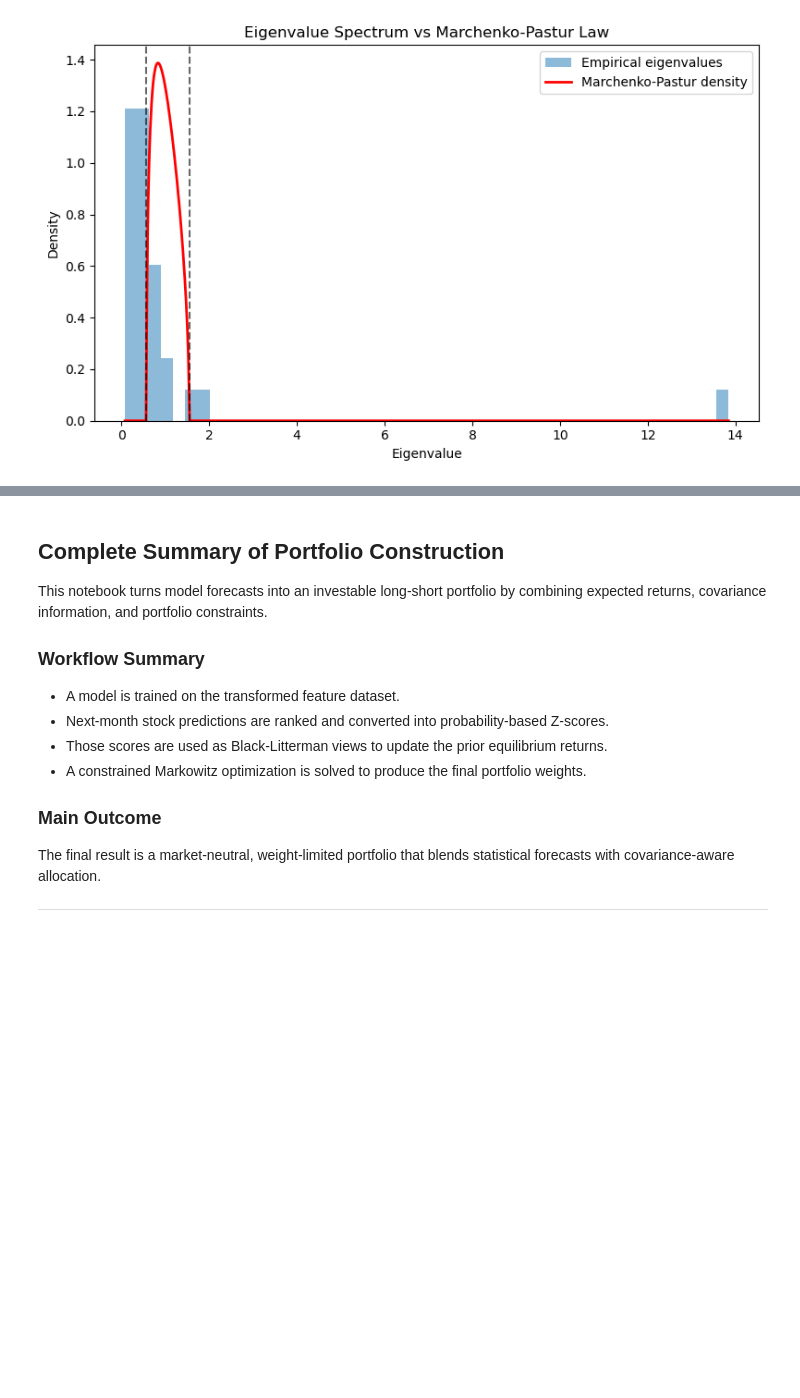
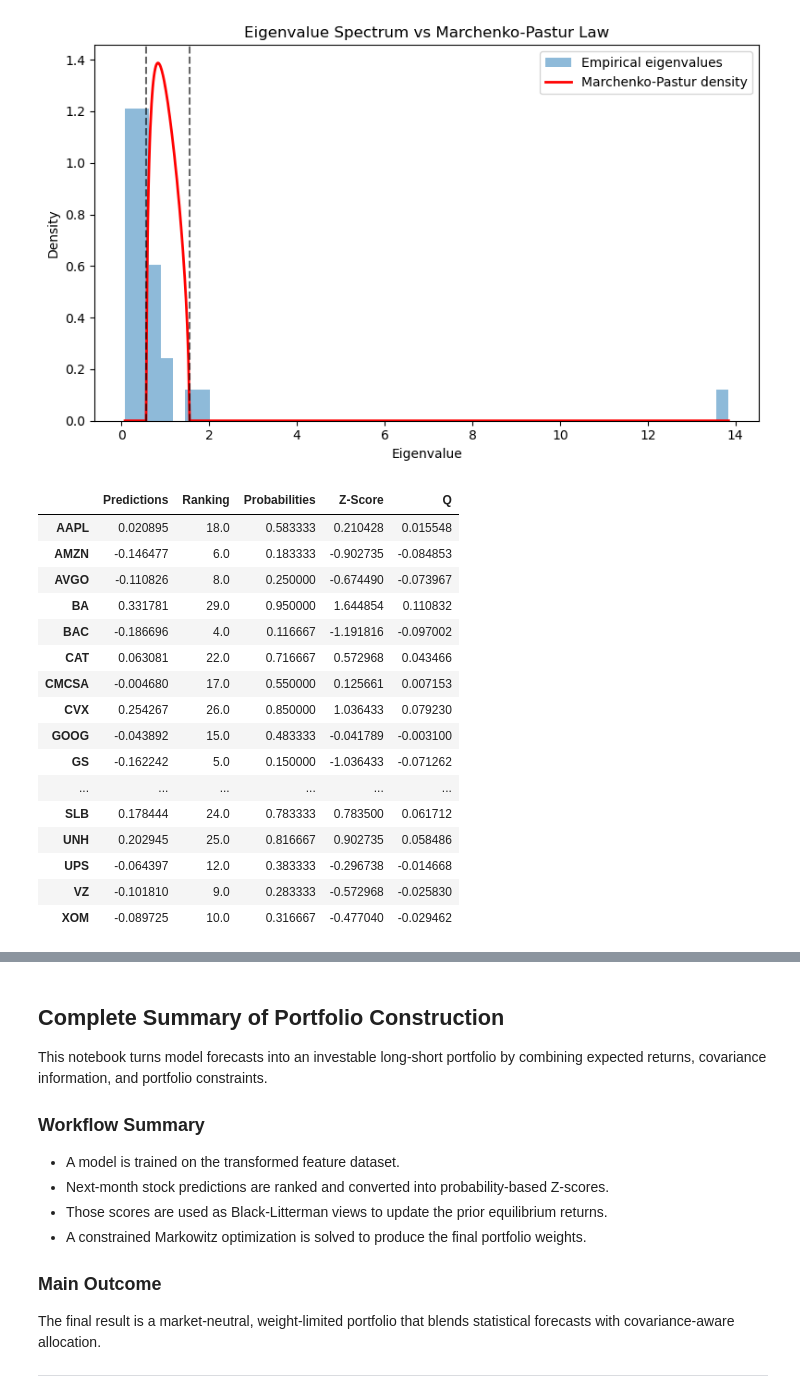
Before and after one commit to jaimebeng/TFG, a Jupyter notebook: notebooks/05_portfolio_construction.ipynb, the cells around one changed output, grey strips where cells are left out. Cells and saved outputs as stored; diff of their text form; code cells hidden in the pictures; blank space fills up the shorter version.

```diff
--- a/notebooks/05_portfolio_construction.ipynb
+++ b/notebooks/05_portfolio_construction.ipynb
@@ -218,13 +241,35 @@ pi = delta * clean_cov_matrix_monthly @ market_weights
 # %%
 # map z scores unto real returs, as the "visions" matrix needs to be expressed in real returns units not z scores
 # z scores get multiplied by the volatility of that stock, that way my "visions" vector is simply expressing std deviations against the market equilibrium
 # model is seeing how much above or below the equilibrium or the prior are the returns for this stock going to be
 
 # first take daily vol and convert into monthly vol
 monthly_vols = vols * np.sqrt(21)
 
+# put in same order as other data so that columns align
+results = results.reindex(df_cov.columns, axis=0)
+
 # now create visions vector Q
-results["Q"] = results["Z Score"] * monthly_vols
+results["Q"] = results["Z-Score"] * monthly_vols
+results
+# %% [output]
+|  | Predictions | Ranking | Probabilities | Z-Score | Q |
+| AAPL | 0.020895 | 18.0 | 0.583333 | 0.210428 | 0.015548 |
+| AMZN | -0.146477 | 6.0 | 0.183333 | -0.902735 | -0.084853 |
+| AVGO | -0.110826 | 8.0 | 0.250000 | -0.674490 | -0.073967 |
+| BA | 0.331781 | 29.0 | 0.950000 | 1.644854 | 0.110832 |
+| BAC | -0.186696 | 4.0 | 0.116667 | -1.191816 | -0.097002 |
+| CAT | 0.063081 | 22.0 | 0.716667 | 0.572968 | 0.043466 |
+| CMCSA | -0.004680 | 17.0 | 0.550000 | 0.125661 | 0.007153 |
+| CVX | 0.254267 | 26.0 | 0.850000 | 1.036433 | 0.079230 |
+| GOOG | -0.043892 | 15.0 | 0.483333 | -0.041789 | -0.003100 |
+| GS | -0.162242 | 5.0 | 0.150000 | -1.036433 | -0.071262 |
+| ... | ... | ... | ... | ... | ... |
+| SLB | 0.178444 | 24.0 | 0.783333 | 0.783500 | 0.061712 |
+| UNH | 0.202945 | 25.0 | 0.816667 | 0.902735 | 0.058486 |
+| UPS | -0.064397 | 12.0 | 0.383333 | -0.296738 | -0.014668 |
+| VZ | -0.101810 | 9.0 | 0.283333 | -0.572968 | -0.025830 |
+| XOM | -0.089725 | 10.0 | 0.316667 | -0.477040 | -0.029462 |
 # %%
 # we now have our predictions turned into z scores, we have our rolling IC, we have cleaned monthly covariance matrix (Sigma)
 # we have Pi matrix or equilibrium matrix and we have our visions vector Q
```
Also changed, not shown: parts of 10 cells of this notebook, 1 other file.
